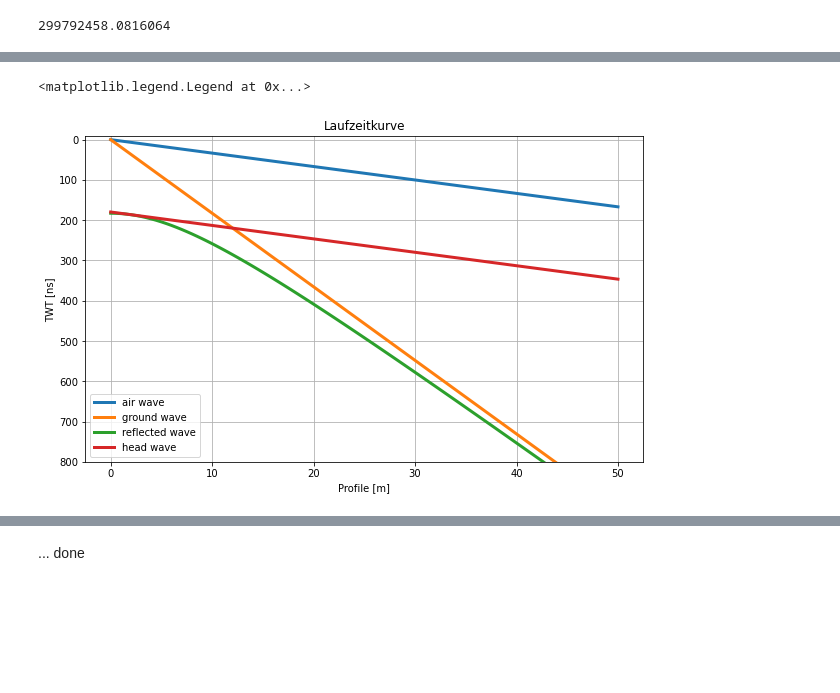
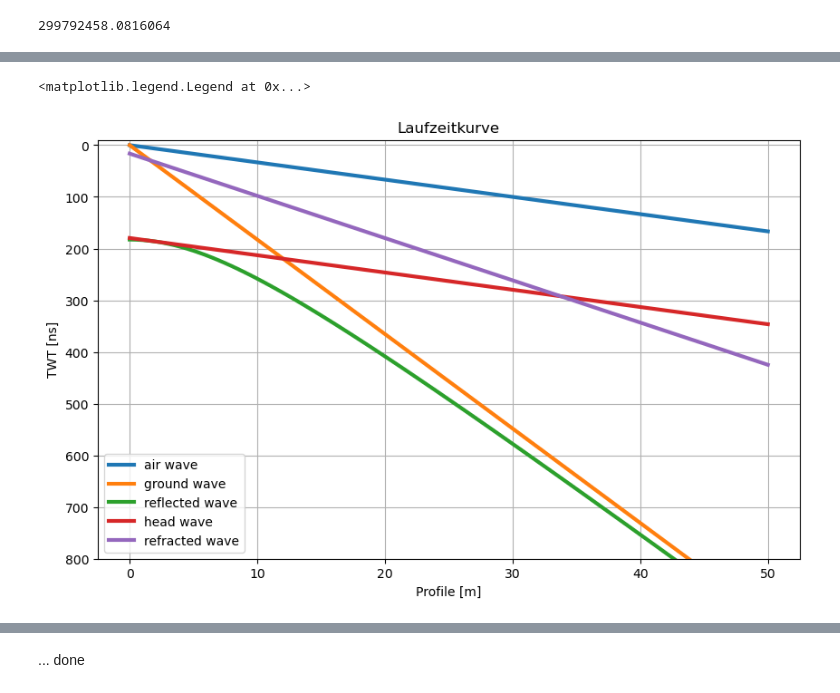
Before and after one commit to georgkaufmann/lecture_agII, a Jupyter notebook: AGII_chap08_Laufzeitkurven.ipynb, the cells around one changed output, grey strips where cells are left out. Cells and saved outputs as stored; diff of their text form; code cells hidden in the pictures; blank space fills up the shorter version.

```diff
--- a/AGII_chap08_Laufzeitkurven.ipynb
+++ b/AGII_chap08_Laufzeitkurven.ipynb
@@ -44,23 +72,25 @@ h1 = 5. # m
 # %%
 tair = x/c0
 tground = x/c1
 treflex = 1/c1 * np.sqrt(x**2 + 4*h1**2)
 thead   = x/c0 + 2*h1*np.sqrt(1/c1**2 - 1/c0**2)
+trefrac = x/c2 + np.sqrt(1/c1**2 - 1/c2**2)
 
 plt.figure(figsize=(10,6))
 plt.title('Laufzeitkurve')
 plt.xlabel('Profile [m]')
 plt.ylabel('TWT [ns]')
 plt.ylim([800,-10])
 plt.plot(x,tair*1e9,lw=3,label='air wave')
 plt.plot(x,tground*1e9,lw=3,label='ground wave')
 plt.plot(x,treflex*1e9,lw=3,label='reflected wave')
 plt.plot(x,thead*1e9,lw=3,label='head wave')
+plt.plot(x,trefrac*1e9,lw=3,label='refracted wave')
 plt.grid()
 plt.legend()
 # %% [output]
 <matplotlib.legend.Legend at 0x...>
-[figure, old version]
+[figure, new version]
 # %%
 def traveltime(er1,er2=2,h1=5):
     """
```
Also changed, not shown: parts of 6 cells of this notebook, 52 other files.
